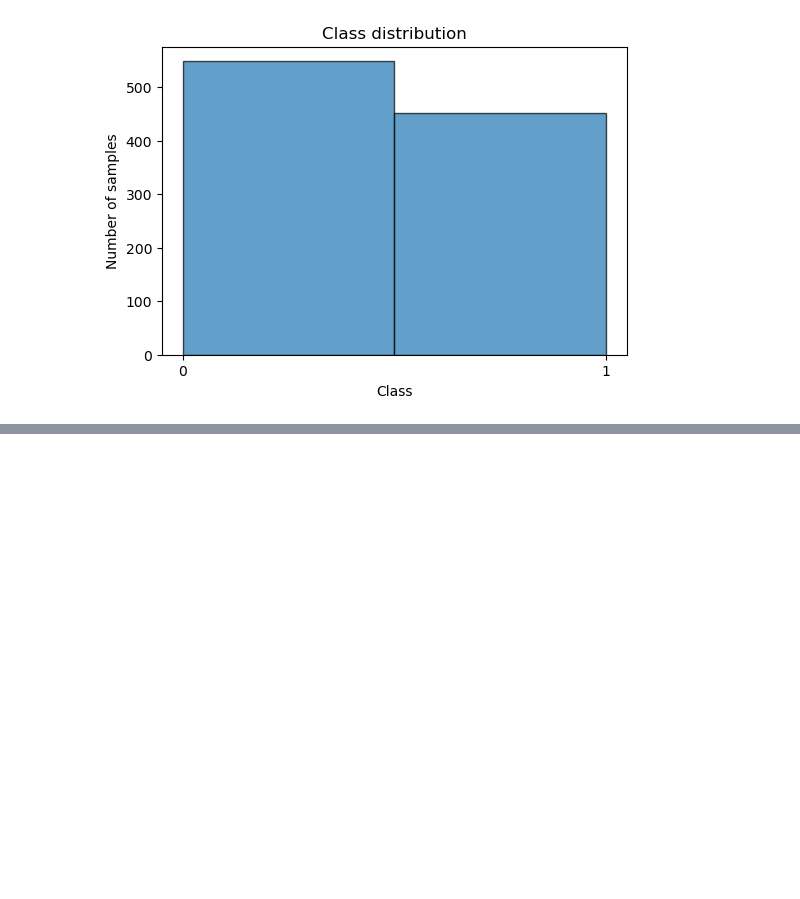
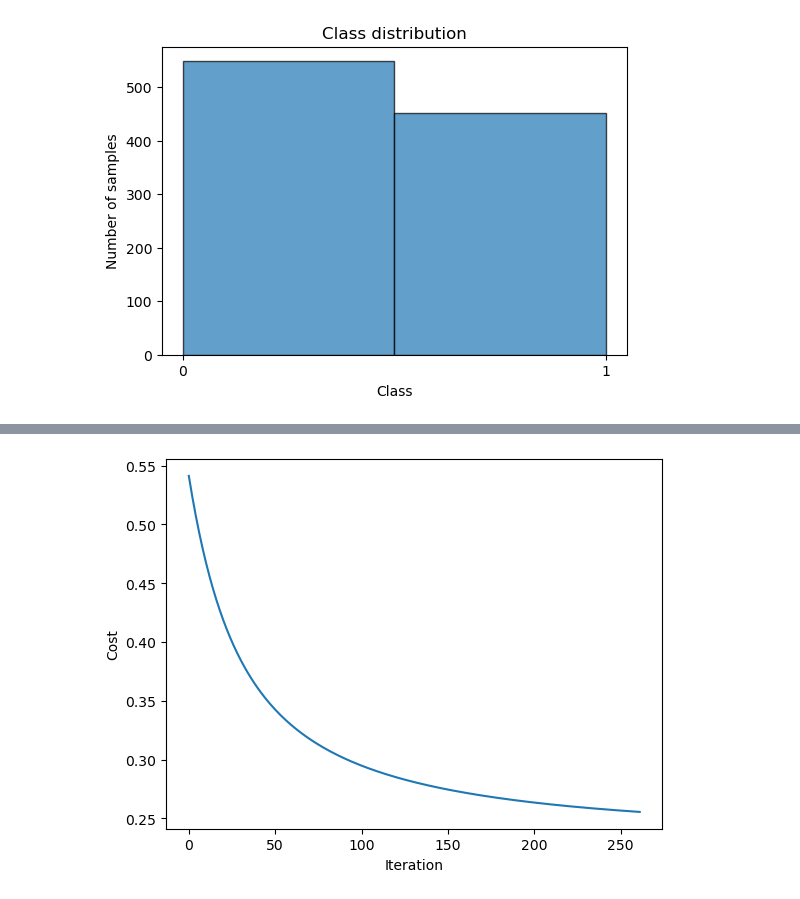
Before and after one commit to Proenca13/AI_Logistic-Linear_Regression, a Jupyter notebook: model_validation.ipynb, the cells around one changed output, grey strips where cells are left out. Drawn from its saved outputs; the diff is of its cells as text; code cells hidden in the pictures; blank space fills up the shorter version.

```diff
--- a/model_validation.ipynb
+++ b/model_validation.ipynb
@@ -598,0 +602,7 @@ Accuracy: 0.9350
+# %%
+plt.plot(model.cost_history)
+plt.xlabel("Iteration")
+plt.ylabel("Cost")
+plt.show()
+# %% [output]
+[figure, added]
```
Also changed, not shown: parts of 12 cells of this notebook, 1 other file.
